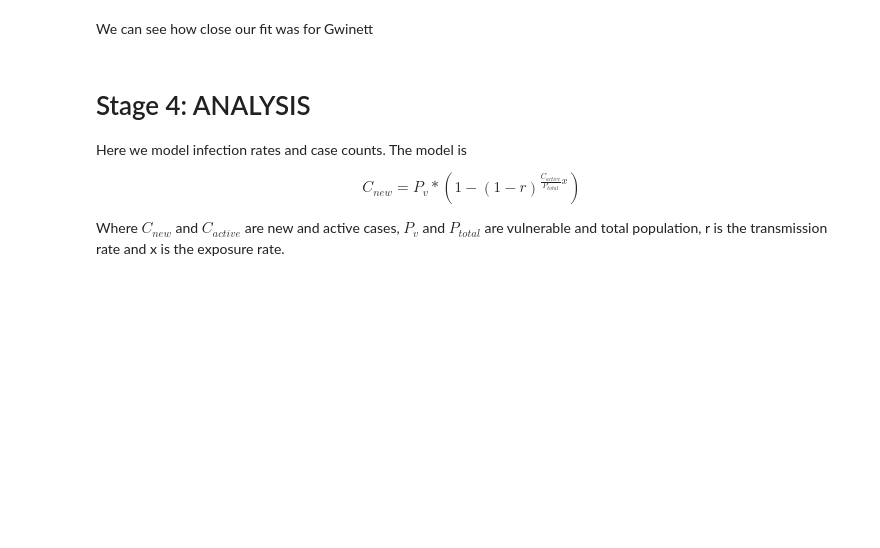
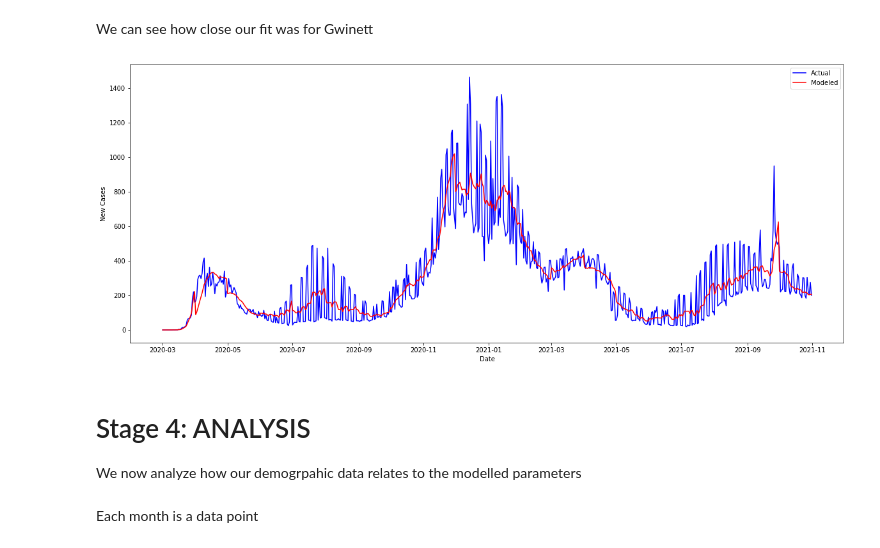
Before and after one commit to CaseCal/housing-covid-transmission, a Jupyter notebook: analysis.ipynb, the cells around one changed output. Saved outputs shown, nothing was run; the diff lists cells and outputs as text; code cells hidden in the pictures; blank space fills up the shorter version.

```diff
--- a/analysis.ipynb
+++ b/analysis.ipynb
@@ -218,10 +255,0 @@ target_county = modeled_data[modeled_data["FIPS"] == '13135']
-# %% [markdown]
-# Stage 4: ANALYSIS
-
-Here we model infection rates and case counts. The model is
-
-$$
-C_{new} = P_v * (1 - (1 - r)^{\frac{C_{active}}{P_{total}}x})
-$$
-
-Where $C_{new}$ and $C_{active}$ are new and active cases, $P_v$ and $P_{total}$ are vulnerable and total population, r is the transmission rate and x is the exposure rate.
@@ -276,0 +256,25 @@ plt.savefig('Diff_in_infection_rate.png')
+# %%
+import matplotlib.pyplot as plt
+from matplotlib.pyplot import figure
+
+
+#target_county = modeled_data[modeled_data["FIPS"] == '13135']
+target_county = modeled_data.groupby("date").sum().reset_index()
+
+plt.figure(figsize=(20,8))
+plt.plot(target_county["date"], target_county["new_cases"], 'b-', label='Actual')
+plt.plot(target_county["date"], target_county["modeled_new_cases"], 'r-', label='Modeled')
+
+plt.xlabel('Date')
+plt.ylabel('New Cases')
+
+plt.legend()
+plt.show()
+# %% [output]
+[figure, added]
+# %% [markdown]
+# Stage 4: ANALYSIS
+
+We now analyze how our demogrpahic data relates to the modelled parameters
+# %% [markdown]
+Each month is a data point
```
Also changed, not shown: parts of 16 cells of this notebook, 1 other file.
